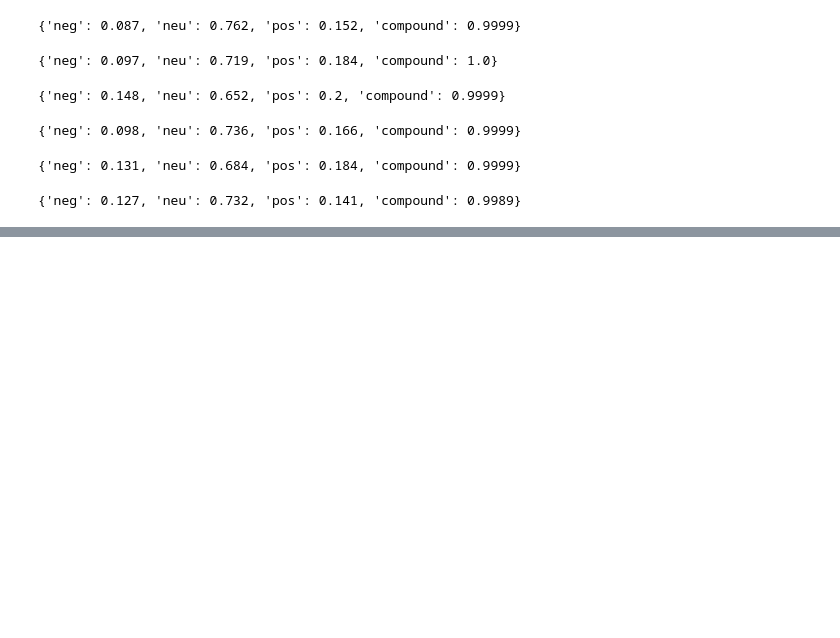
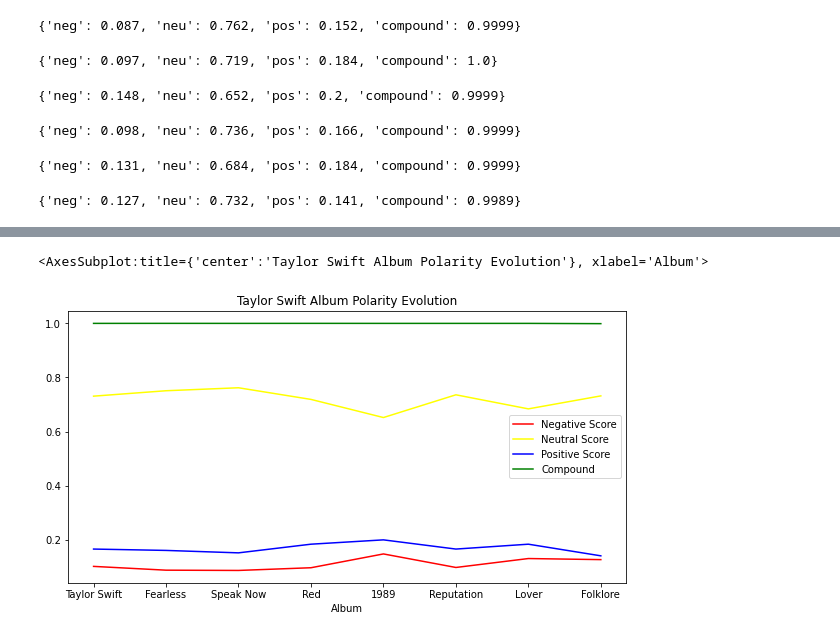
Before and after one commit to juliettecornet/Final-Project-, a Jupyter notebook: FinalProject/Taylor.ipynb, the cells around one changed output, grey strips where cells are left out. Saved outputs shown, nothing was run; the diff lists cells and outputs as text; code cells hidden in the pictures; blank space fills up the shorter version.

```diff
--- a/FinalProject/Taylor.ipynb
+++ b/FinalProject/Taylor.ipynb
@@ -1004,0 +989,10 @@ naiveSentiment(album_1989_album)
+# %%
+#plotting polarity scores
+ax = plt.gca()
+df1.plot( x = 'Album' , y = 'Negative Score', ax = ax, color = 'red', figsize=(10, 5), title = 'Taylor Swift Album Polarity Evolution')
+df1.plot( x = 'Album' , y = 'Neutral Score' , ax = ax, color = 'yellow', figsize=(10,5))
+df1.plot( x = 'Album' , y = 'Positive Score' , ax = ax, color= 'blue', figsize=(10, 5))
+df1.plot( x = 'Album' , y = 'Compound' , ax = ax, color = 'green', figsize=(10,5))
+# %% [output]
+<AxesSubplot:title={'center':'Taylor Swift Album Polarity Evolution'}, xlabel='Album'>
+[figure, added]
```
Also changed, not shown: parts of 33 cells of this notebook.
